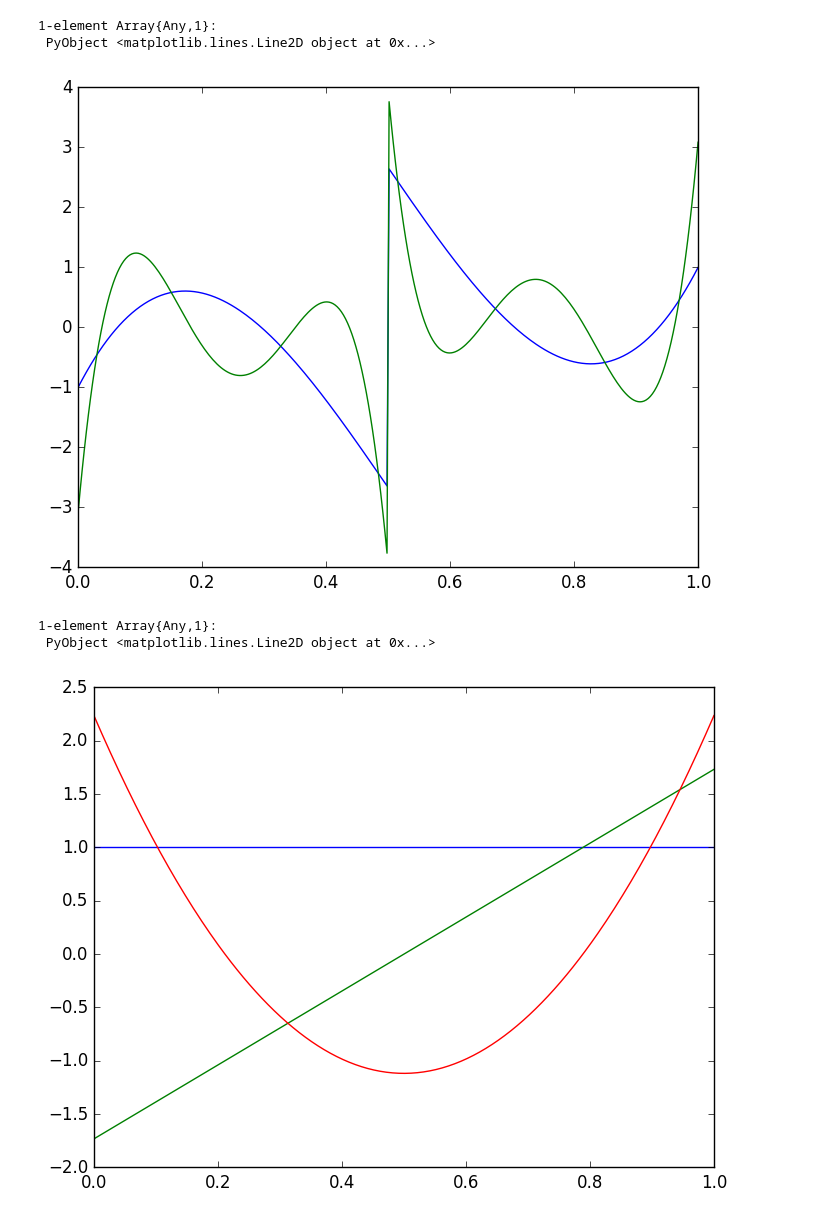
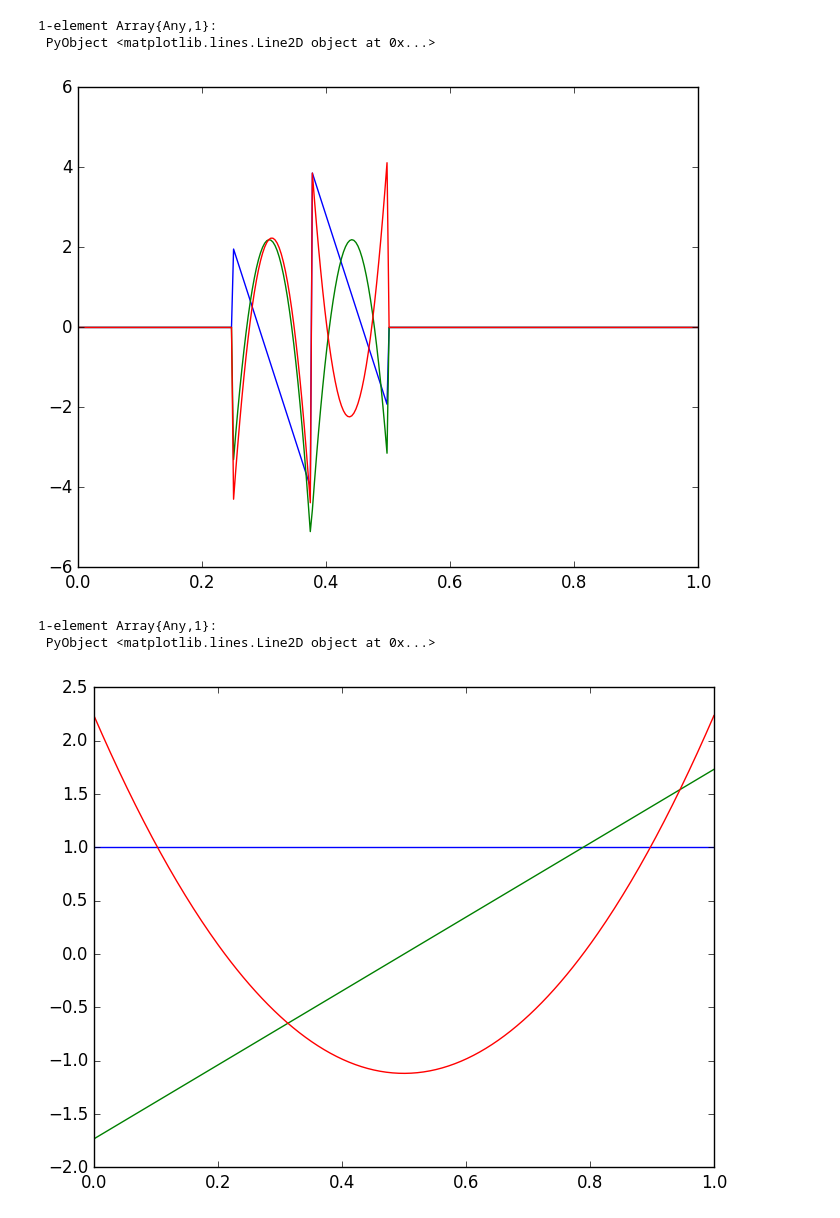
Before and after one commit to ABAtanasov/Sparse-Grids, a Jupyter notebook: Julia Code/Testing Differentiation.ipynb, the cells around one changed output. Drawn from its saved outputs; the diff is of its cells as text; code cells hidden in the pictures.

```diff
--- a/Julia Code/Testing Differentiation.ipynb
+++ b/Julia Code/Testing Differentiation.ipynb
@@ -228,10 +228,14 @@ plotfunc1D(x->reconstruct_DG(3,coeffsd,[x[1]]))#-pi*cos(pi*x[1]))
 1-element Array{Any,1}:
  PyObject <matplotlib.lines.Line2D object at 0x...>
 # %%
-plotfunc1D(x->v(4, 1, 1, 1, x[1]))
-plotfunc1D(x->v(5, 1, 1, 1, x[1]))
+plotfunc1D(x->v(3, 3, 2, 1, x[1]))
+plotfunc1D(x->v(3, 3, 2, 2, x[1]))
+plotfunc1D(x->v(3, 3, 2, 3, x[1]))
+
+# plotfunc1D(x->v(1, 1, 1, 1, x[1]))
+# plotfunc1D(x->v(2, 1, 1, 1, x[1]))
 # %% [output]
-[figure, old version]
+[figure, new version]
 1-element Array{Any,1}:
  PyObject <matplotlib.lines.Line2D object at 0x...>
 # %%
```
Also changed, not shown: 5 other files.
